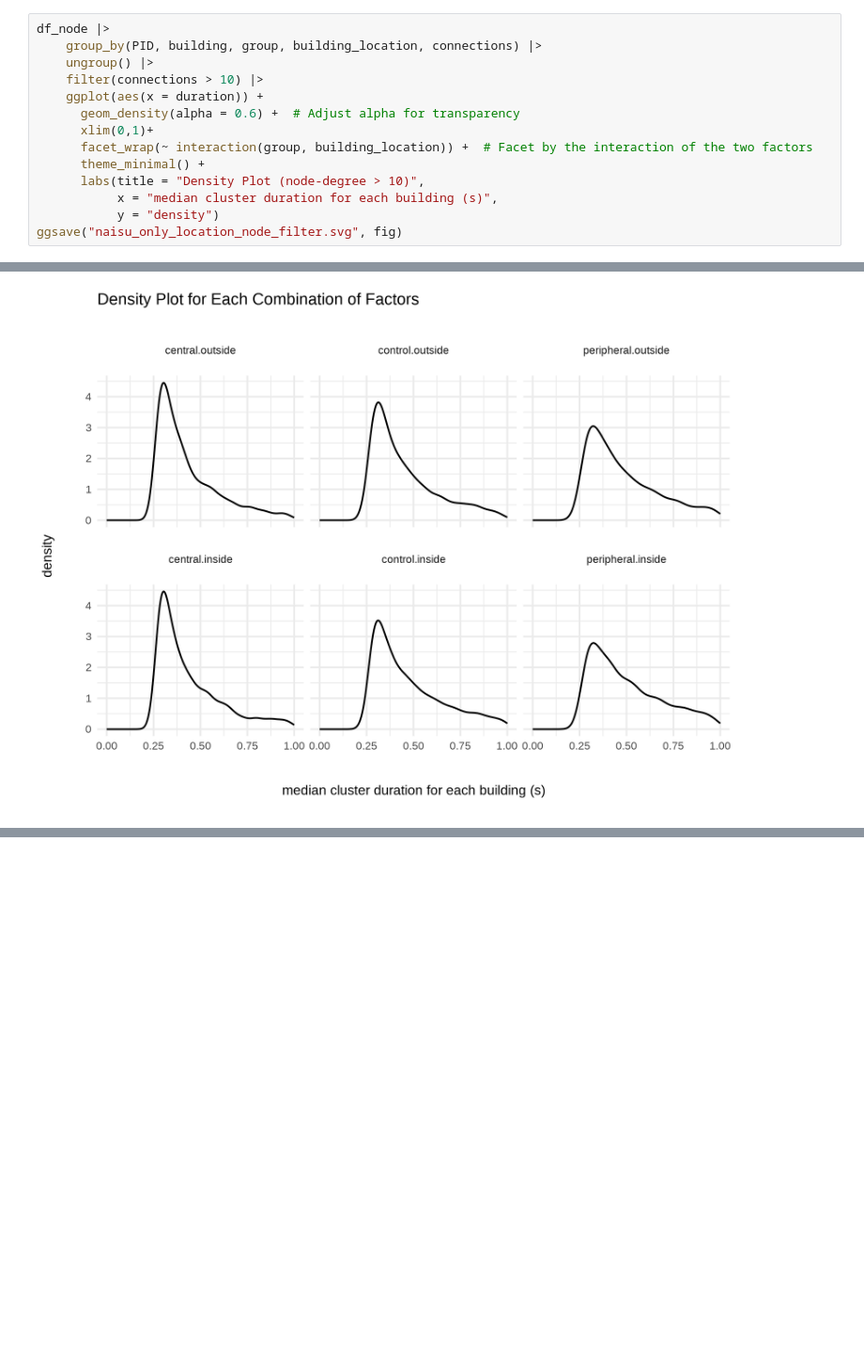
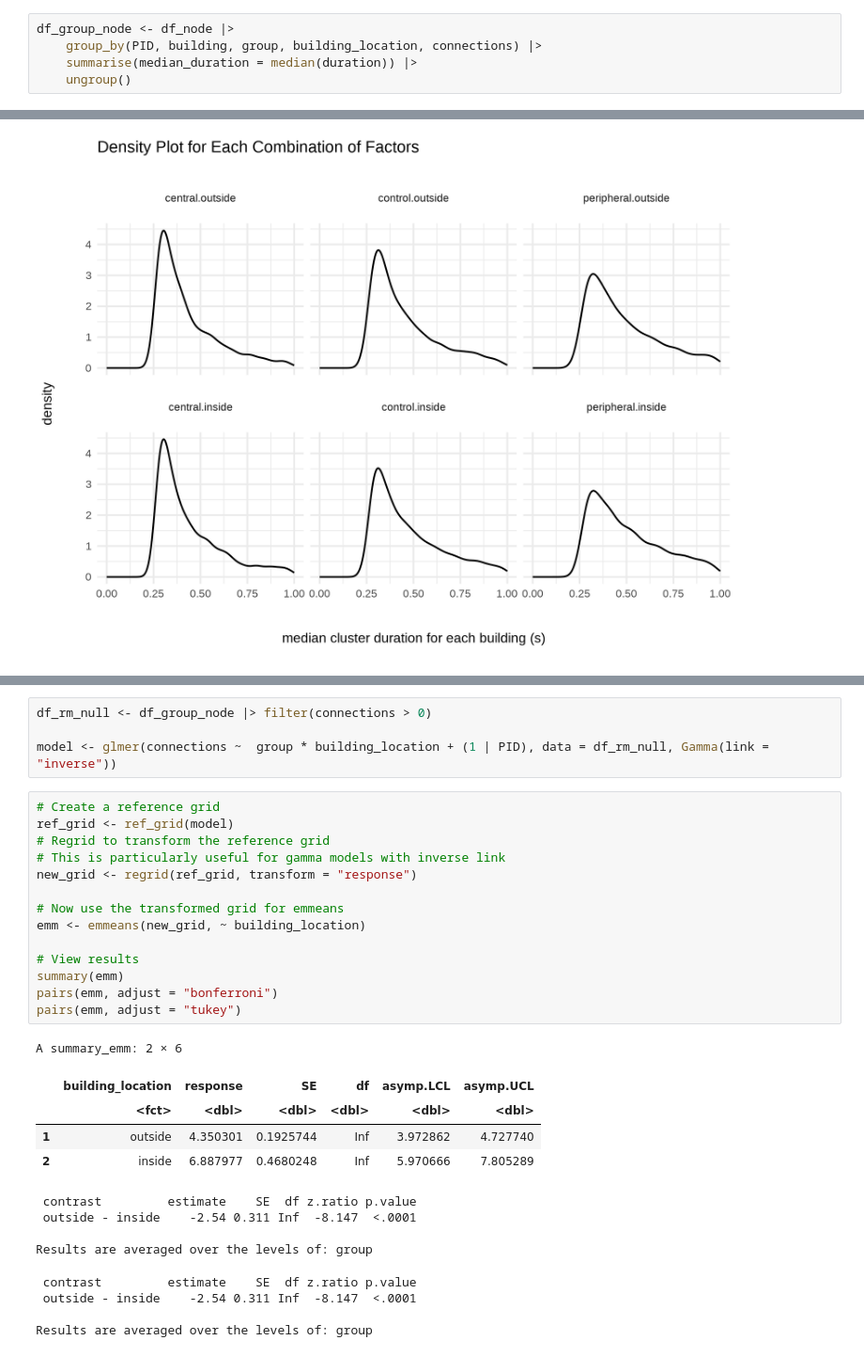
Before and after one commit to SanD94/VReGTrET, a Jupyter notebook: GraphTheory_ET_VR_Westbrueck/Analysis/raw_gaze_analysis/figure_playground.ipynb, the cells around one changed output, grey strips where cells are left out. Shown at 94% size. Cells and saved outputs as stored; diff of their text form; blank space fills up the shorter version.

```diff
--- a/GraphTheory_ET_VR_Westbrueck/Analysis/raw_gaze_analysis/figure_playground.ipynb
+++ b/GraphTheory_ET_VR_Westbrueck/Analysis/raw_gaze_analysis/figure_playground.ipynb
@@ -275,15 +278,6 @@ Warning message:
 # %%
-df_node |>
+df_group_node <- df_node |>
     group_by(PID, building, group, building_location, connections) |>
-    ungroup() |>
-    filter(connections > 10) |>
-    ggplot(aes(x = duration)) +
-      geom_density(alpha = 0.6) +  # Adjust alpha for transparency
-      xlim(0,1)+
-      facet_wrap(~ interaction(group, building_location)) +  # Facet by the interaction of the two factors
-      theme_minimal() +
-      labs(title = "Density Plot (node-degree > 10)",
-           x = "median cluster duration for each building (s)",
-           y = "density")
-ggsave("naisu_only_location_node_filter.svg", fig)
+    summarise(median_duration = median(duration)) |>
+    ungroup()
 # %% [output]
@@ -317,0 +346,32 @@ Making 'packages.html' ...
+# %%
+df_rm_null <- df_group_node |> filter(connections > 0)
+
+model <- glmer(connections ~  group * building_location + (1 | PID), data = df_rm_null, Gamma(link = "inverse"))
+# %%
+# Create a reference grid
+ref_grid <- ref_grid(model)
+# Regrid to transform the reference grid
+# This is particularly useful for gamma models with inverse link
+new_grid <- regrid(ref_grid, transform = "response")
+
+# Now use the transformed grid for emmeans
+emm <- emmeans(new_grid, ~ building_location)
+
+# View results
+summary(emm)
+pairs(emm, adjust = "bonferroni")
+pairs(emm, adjust = "tukey")
+# %% [output]
+A summary_emm: 2 × 6
+|  | building_location | response | SE | df | asymp.LCL | asymp.UCL |
+|  | <fct> | <dbl> | <dbl> | <dbl> | <dbl> | <dbl> |
+| 1 | outside | 4.350301 | 0.1925744 | Inf | 3.972862 | 4.727740 |
+| 2 | inside | 6.887977 | 0.4680248 | Inf | 5.970666 | 7.805289 |
+ contrast         estimate    SE  df z.ratio p.value
+ outside - inside    -2.54 0.311 Inf  -8.147  <.0001
+
+Results are averaged over the levels of: group
+ contrast         estimate    SE  df z.ratio p.value
+ outside - inside    -2.54 0.311 Inf  -8.147  <.0001
+
+Results are averaged over the levels of: group
```
Also changed, not shown: parts of 8 cells of this notebook, 3 other files.
